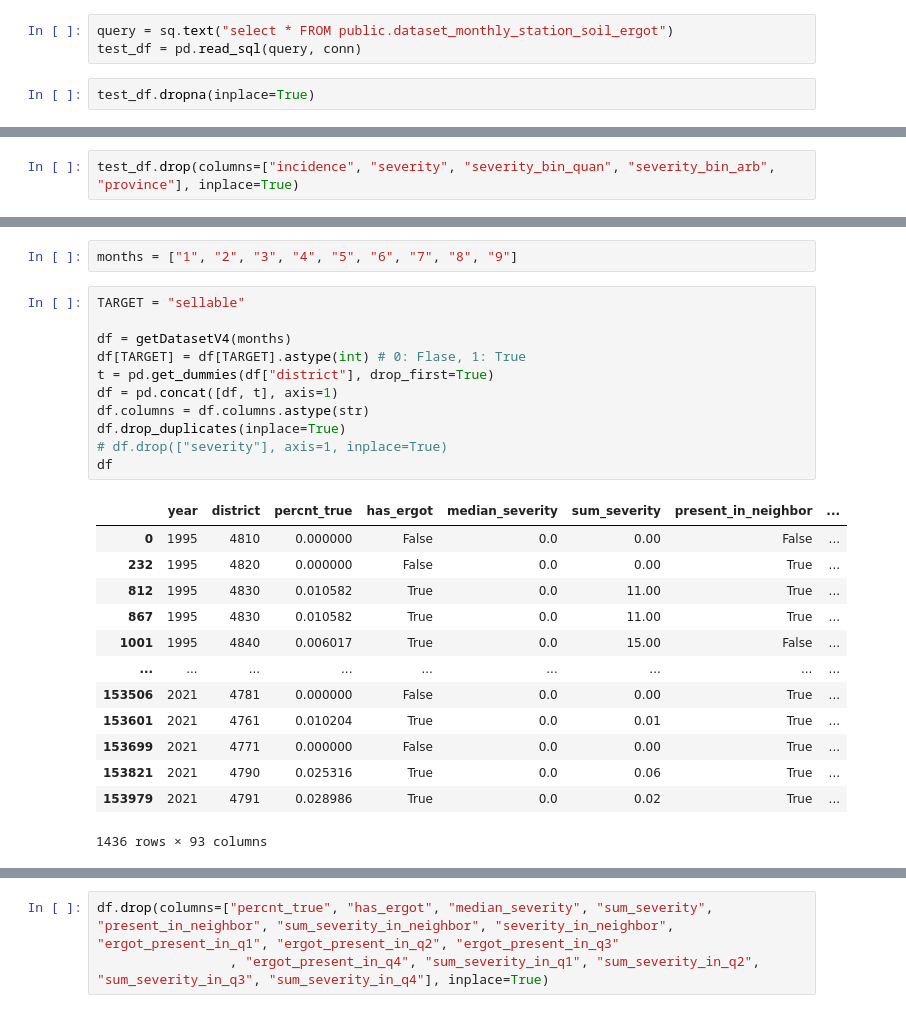
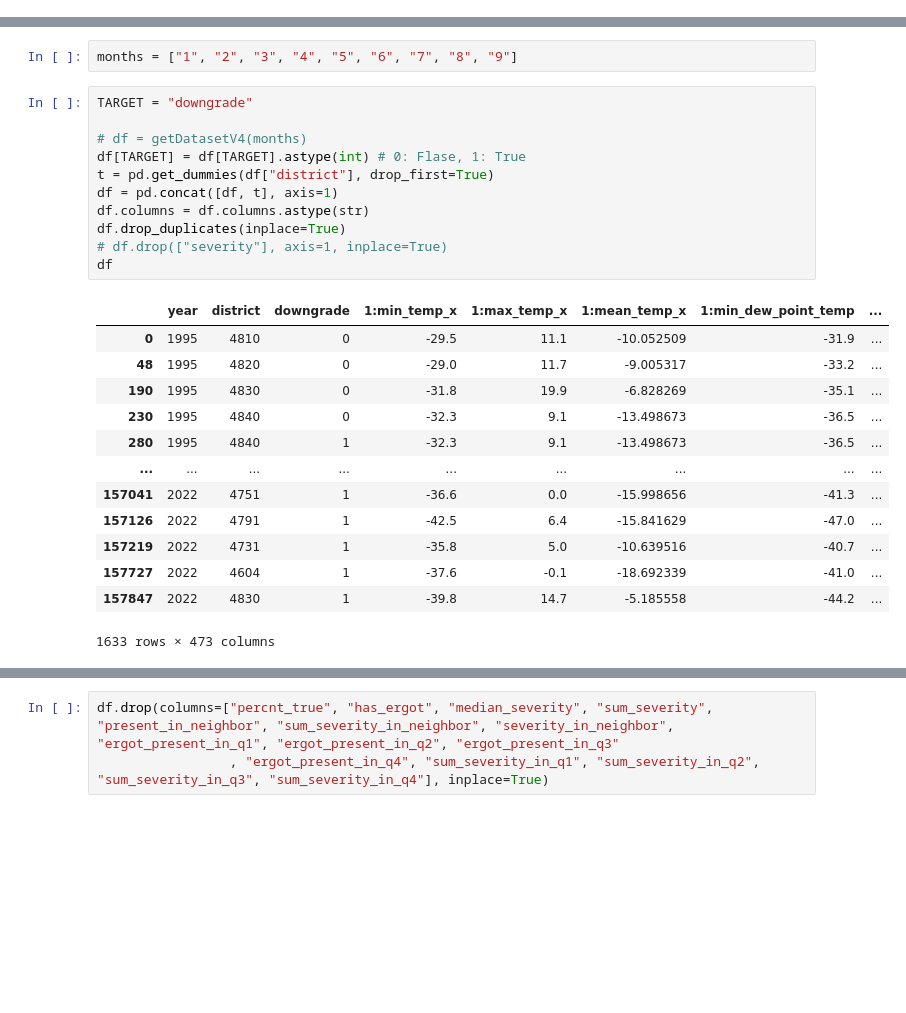
Before and after one commit to ChromaticPanic/CGC_Grain_Outcome_Predictions, a Jupyter notebook: src/Models/MPL_new_data.ipynb, the cells around one changed output, grey strips where cells are left out. Cells and saved outputs as stored; diff of their text form; blank space fills up the shorter version.

```diff
--- a/src/Models/MPL_new_data.ipynb
+++ b/src/Models/MPL_new_data.ipynb
@@ -69,8 +90,3 @@ if (
 # connecting to database
 db = DataService(PG_DB, PG_ADDR, int(PG_PORT), PG_USER, PG_PW)
 conn = db.connect()
-# %%
-query = sq.text("select * FROM public.dataset_monthly_station_soil_ergot")
-test_df = pd.read_sql(query, conn)
-# %%
-test_df.dropna(inplace=True)
@@ -98,2 +92,0 @@ Index(['year', 'district', 'min_temp_x', 'max_temp_x', 'mean_temp_x',
-# %%
-test_df.drop(columns=["incidence", "severity", "severity_bin_quan", "severity_bin_arb", "province"], inplace=True)
@@ -131,30 +259,30 @@ df.shape
 # %%
 months = ["1", "2", "3", "4", "5", "6", "7", "8", "9"]
 # %%
-TARGET = "sellable"
+TARGET = "downgrade"
 
-df = getDatasetV4(months)
+# df = getDatasetV4(months)
 df[TARGET] = df[TARGET].astype(int) # 0: Flase, 1: True
 t = pd.get_dummies(df["district"], drop_first=True)
 df = pd.concat([df, t], axis=1)
 df.columns = df.columns.astype(str)
 df.drop_duplicates(inplace=True)
 # df.drop(["severity"], axis=1, inplace=True)
 df
 # %% [output]
-|  | year | district | percnt_true | has_ergot | median_severity | sum_severity | present_in_neighbor | ... |
-| 0 | 1995 | 4810 | 0.000000 | False | 0.0 | 0.00 | False | ... |
-| 232 | 1995 | 4820 | 0.000000 | False | 0.0 | 0.00 | True | ... |
-| 812 | 1995 | 4830 | 0.010582 | True | 0.0 | 11.00 | True | ... |
-| 867 | 1995 | 4830 | 0.010582 | True | 0.0 | 11.00 | True | ... |
-| 1001 | 1995 | 4840 | 0.006017 | True | 0.0 | 15.00 | False | ... |
+|  | year | district | downgrade | 1:min_temp_x | 1:max_temp_x | 1:mean_temp_x | 1:min_dew_point_temp | ... |
+| 0 | 1995 | 4810 | 0 | -29.5 | 11.1 | -10.052509 | -31.9 | ... |
+| 48 | 1995 | 4820 | 0 | -29.0 | 11.7 | -9.005317 | -33.2 | ... |
+| 190 | 1995 | 4830 | 0 | -31.8 | 19.9 | -6.828269 | -35.1 | ... |
+| 230 | 1995 | 4840 | 0 | -32.3 | 9.1 | -13.498673 | -36.5 | ... |
+| 280 | 1995 | 4840 | 1 | -32.3 | 9.1 | -13.498673 | -36.5 | ... |
 | ... | ... | ... | ... | ... | ... | ... | ... | ... |
-| 153506 | 2021 | 4781 | 0.000000 | False | 0.0 | 0.00 | True | ... |
-| 153601 | 2021 | 4761 | 0.010204 | True | 0.0 | 0.01 | True | ... |
-| 153699 | 2021 | 4771 | 0.000000 | False | 0.0 | 0.00 | True | ... |
-| 153821 | 2021 | 4790 | 0.025316 | True | 0.0 | 0.06 | True | ... |
-| 153979 | 2021 | 4791 | 0.028986 | True | 0.0 | 0.02 | True | ... |
+| 157041 | 2022 | 4751 | 1 | -36.6 | 0.0 | -15.998656 | -41.3 | ... |
+| 157126 | 2022 | 4791 | 1 | -42.5 | 6.4 | -15.841629 | -47.0 | ... |
+| 157219 | 2022 | 4731 | 1 | -35.8 | 5.0 | -10.639516 | -40.7 | ... |
+| 157727 | 2022 | 4604 | 1 | -37.6 | -0.1 | -18.692339 | -41.0 | ... |
+| 157847 | 2022 | 4830 | 1 | -39.8 | 14.7 | -5.185558 | -44.2 | ... |
-1436 rows × 93 columns
+1633 rows × 473 columns
 # %%
 df.columns
 # %% [output]
```
Also changed, not shown: parts of 37 cells of this notebook, 2 other files.
